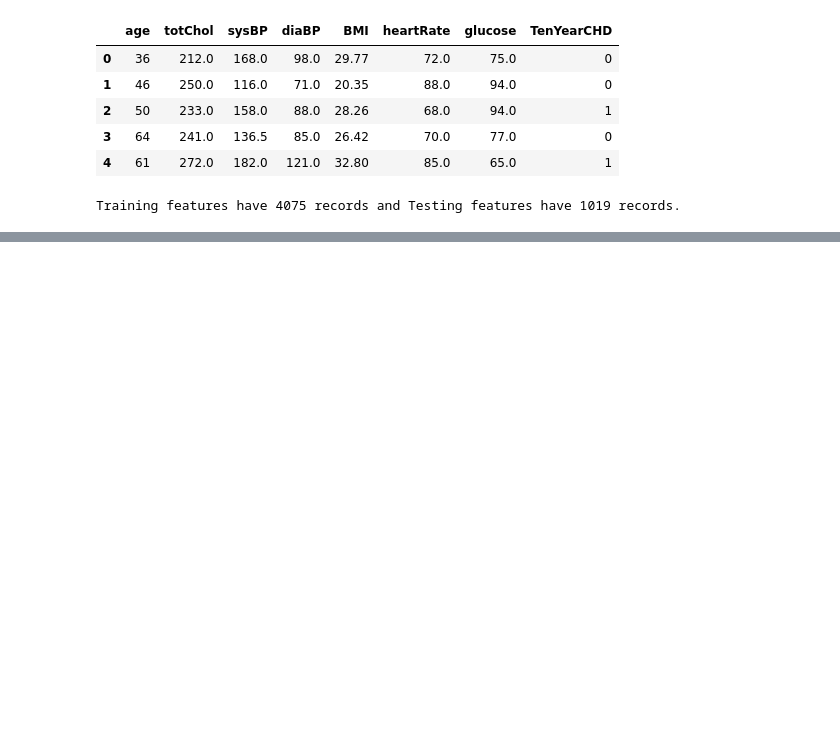
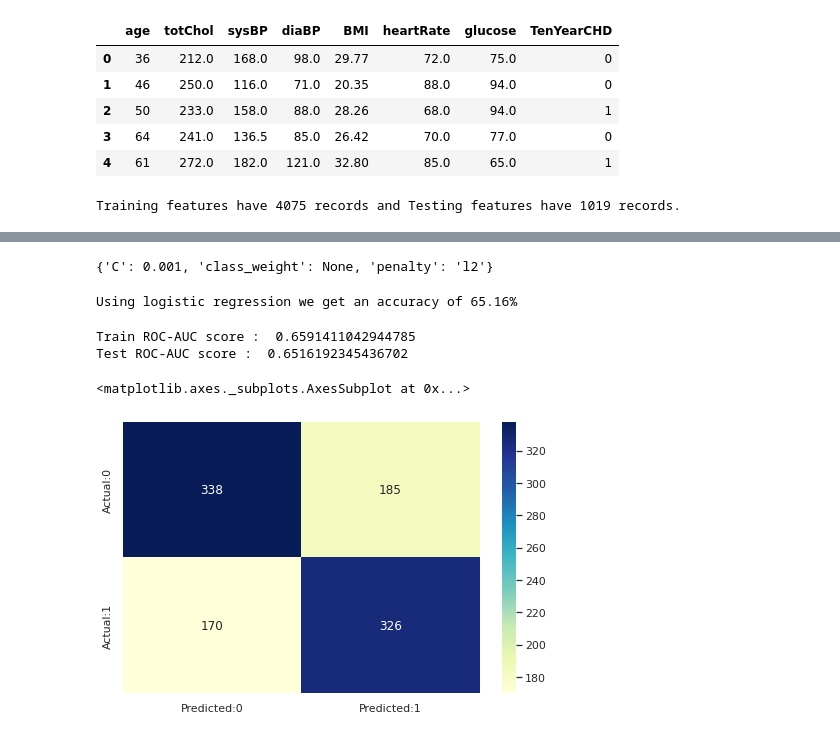
Before and after one commit to RITIK1442840127/Cardiovascular-Risk-Prediction-, a Jupyter notebook: Capstone_Project_3_Cardiovascular_Risk_Prediction_Ritik_Tiwari.ipynb, the cells around one changed output, grey strips where cells are left out. Saved outputs shown, nothing was run; the diff lists cells and outputs as text; code cells hidden in the pictures; blank space fills up the shorter version.

```diff
--- a/Capstone_Project_3_Cardiovascular_Risk_Prediction_Ritik_Tiwari.ipynb
+++ b/Capstone_Project_3_Cardiovascular_Risk_Prediction_Ritik_Tiwari.ipynb
@@ -683,0 +714,36 @@ Training features have 4075 records and Testing features have 1019 records.
+# %%
+# search for optimun parameters using gridsearch
+params = {'penalty':['l1','l2'],
+         'C' : [1e-6,1e-5,1e-4,1e-3,1e-2,1e-1,1,10,100,1e-3,1e+4,1e+5,1e+6],
+         'class_weight':['balanced',None]}
+logistic_clf = GridSearchCV(LogisticRegression(),param_grid=params,cv=10, scoring='roc_auc')
+# %%
+#training the classifier
+logistic_clf.fit(X_train,Y_train)
+
+logistic_clf.best_params_
+# %% [output]
+{'C': 0.001, 'class_weight': None, 'penalty': 'l2'}
+# %%
+#making predictions
+logistic_predict = logistic_clf.predict(X_test)
+# %%
+logistic_accuracy = accuracy_score(Y_test,logistic_predict)
+print(f"Using logistic regression we get an accuracy of {round(logistic_accuracy*100,2)}%")
+# %% [output]
+Using logistic regression we get an accuracy of 65.16%
+# %%
+print('Train ROC-AUC score : ', logistic_clf.best_estimator_.score(X_train,Y_train))
+print('Test ROC-AUC score : ', logistic_clf.best_estimator_.score(X_test,Y_test))
+# %% [output]
+Train ROC-AUC score :  0.6591411042944785
+Test ROC-AUC score :  0.6516192345436702
+# %%
+# confusion matrix of Logistic Model
+cm=confusion_matrix(Y_test,logistic_predict)
+conf_matrix=pd.DataFrame(data=cm,columns=['Predicted:0','Predicted:1'],index=['Actual:0','Actual:1'])
+plt.figure(figsize = (8,5))
+sns.heatmap(conf_matrix, annot=True,fmt='d',cmap="YlGnBu")
+# %% [output]
+<matplotlib.axes._subplots.AxesSubplot at 0x...>
+[figure, added]
```
Also changed, not shown: parts of 40 cells of this notebook.
